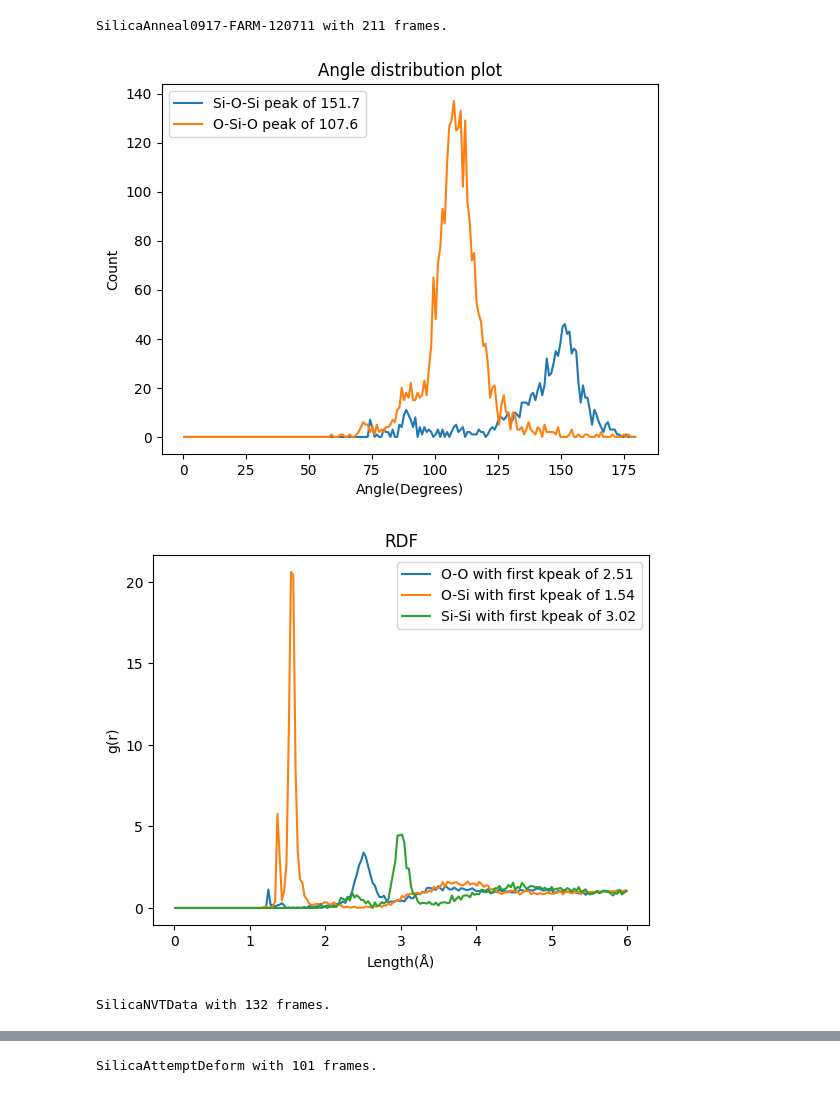
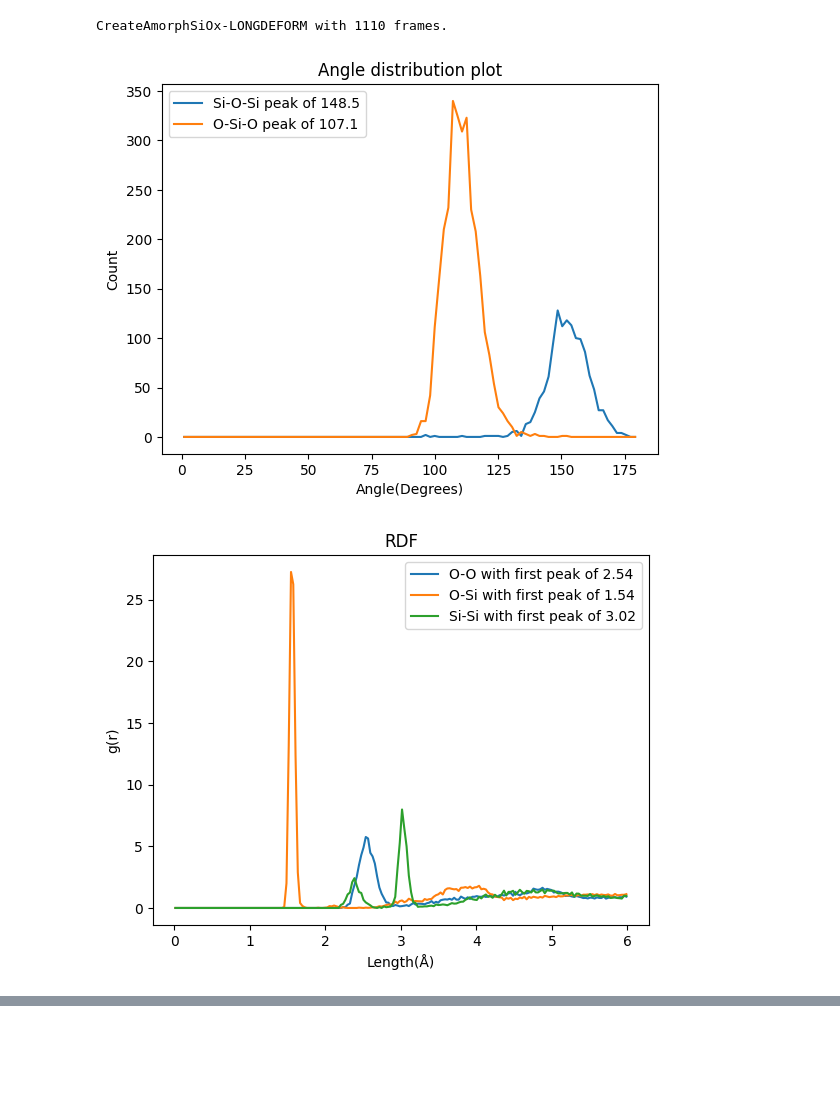
Before and after one commit to zimanyi-group/TOPCON-MD, a Jupyter notebook: StructureCalculations.ipynb, the cells around one changed output, grey strips where cells are left out. Drawn from its saved outputs; the diff is of its cells as text; code cells hidden in the pictures; blank space fills up the shorter version.

```diff
--- a/StructureCalculations.ipynb
+++ b/StructureCalculations.ipynb
@@ -90,7 +90,8 @@ errAng = 100
 
 for root, dirs,files in os.walk(folder):
     for d in dirs:
-       if not d.startswith('CreateAmorphSiO2') and not d.startswith('Silica'):
+       if not d.startswith('CreateAmorphSiOx-LONGDEFORM'):#and not d.startswith('Silica'):
+       #if not d.startswith('CreateAmorphSiOx-LONGDEFORM') and not d.startswith('CreateAmorphSiOx'):
            continue
        for iroot, idirs, ifiles in os.walk(os.path.join(root+d)):
             for f in ifiles:
@@ -109,17 +110,17 @@ for root, dirs,files in os.walk(folder):
 
                     pipeline.modifiers.append(CoordinationAnalysisModifier(cutoff=6, partial=True))
                     pipeline.modifiers.append(CreateBondsModifier(cutoff = 2))
-                    pipeline.modifiers.append(BondAnalysisModifier(partition=BondAnalysisModifier.Partition.ByParticleType,bins = 200))
+                    pipeline.modifiers.append(BondAnalysisModifier(partition=BondAnalysisModifier.Partition.ByParticleType,bins = 100))
 
                     # Export bond angle distribution to an output text file.
                     #export_file(pipeline, 'output/bond_angles.txt', 'txt/table', key='bond-angle-distr', end_frame=1)
 
                     # Convert bond length histogram to a NumPy array and print it to the terminal.
-                    data = pipeline.compute(numframes-1)
+                    data = pipeline.compute(1109)
                 except:
                     i=1
 
-                if numframes < 20:
+                if numframes < 25:
                     continue
                 print(d + ' with '+str(numframes)+' frames.')
                 # if np.isclose(peakLen,realLen,atol=errLen) and np.isclose(peakAngle,realAngle,atol=errAng):
@@ -150,34 +151,33 @@ for root, dirs,files in os.walk(folder):
                 plt.ylabel('Count')
                 plt.show()
 
                 lenTables=data.tables['coordination-rdf'].xy()
                 bondTypes=data.tables['coordination-rdf'].y
                 rdfTable=data.tables['coordination-rdf'].xy()
                 bondBins=lenTables[:,0]
 
                 for column, name in enumerate(bondTypes.component_names):
 
                     bondCounts=bondTypes[:,column]
 
                     peakLen=bondBins[np.argmax(bondCounts)]
                     lab= "{} with first peak of {:.2f}".format(name,peakLen)
 
                     if peakLen < 1:
                         continue
 
                     plt.plot(bondBins,bondCounts, label=lab)
                     # max_y_lim = max(counts) + 500
                     # print(max_y_lim)
                     # min_y_lim = min(counts)
 
                     # plt.ylim(min_y_lim, max_y_lim)
                 plt.title("RDF")
                 plt.xlabel('Length(Å)')
                 plt.ylabel("g(r)")
                 plt.legend(loc=0)
                 plt.show()
 # %% [output]
-SilicaAnneal0917-FARM-120711 with 211 frames.
+CreateAmorphSiOx-LONGDEFORM with 1110 frames.
-[figure, old version]
+[figure, new version]
-[figure, old version]
+[figure, new version]
-SilicaNVTData with 132 frames.
@@ -186 +183,0 @@ SilicaNVTData with 132 frames.
-SilicaAttemptDeform with 101 frames.
```
Also changed, not shown: parts of 1 cell of this notebook, 2 other files.
